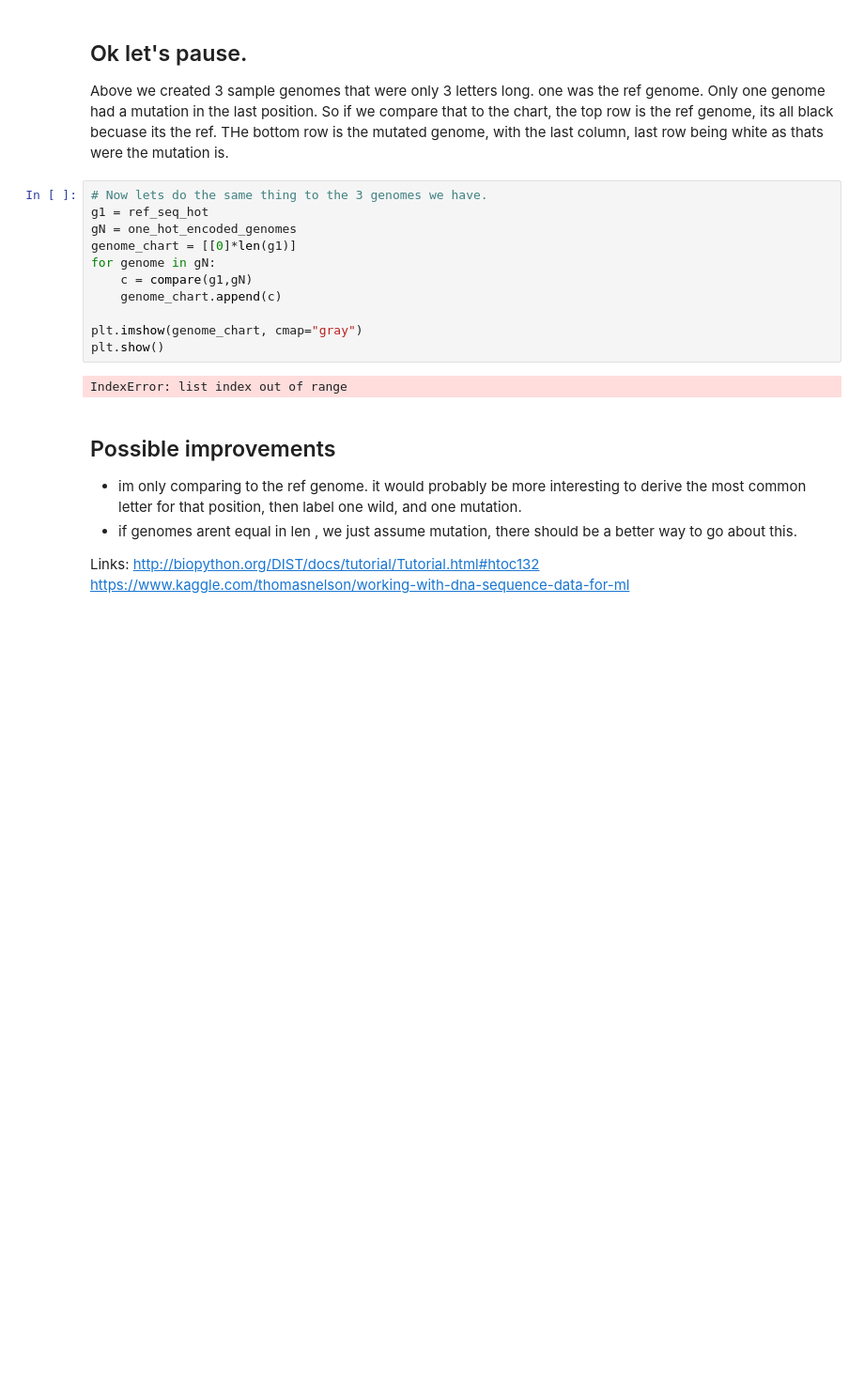
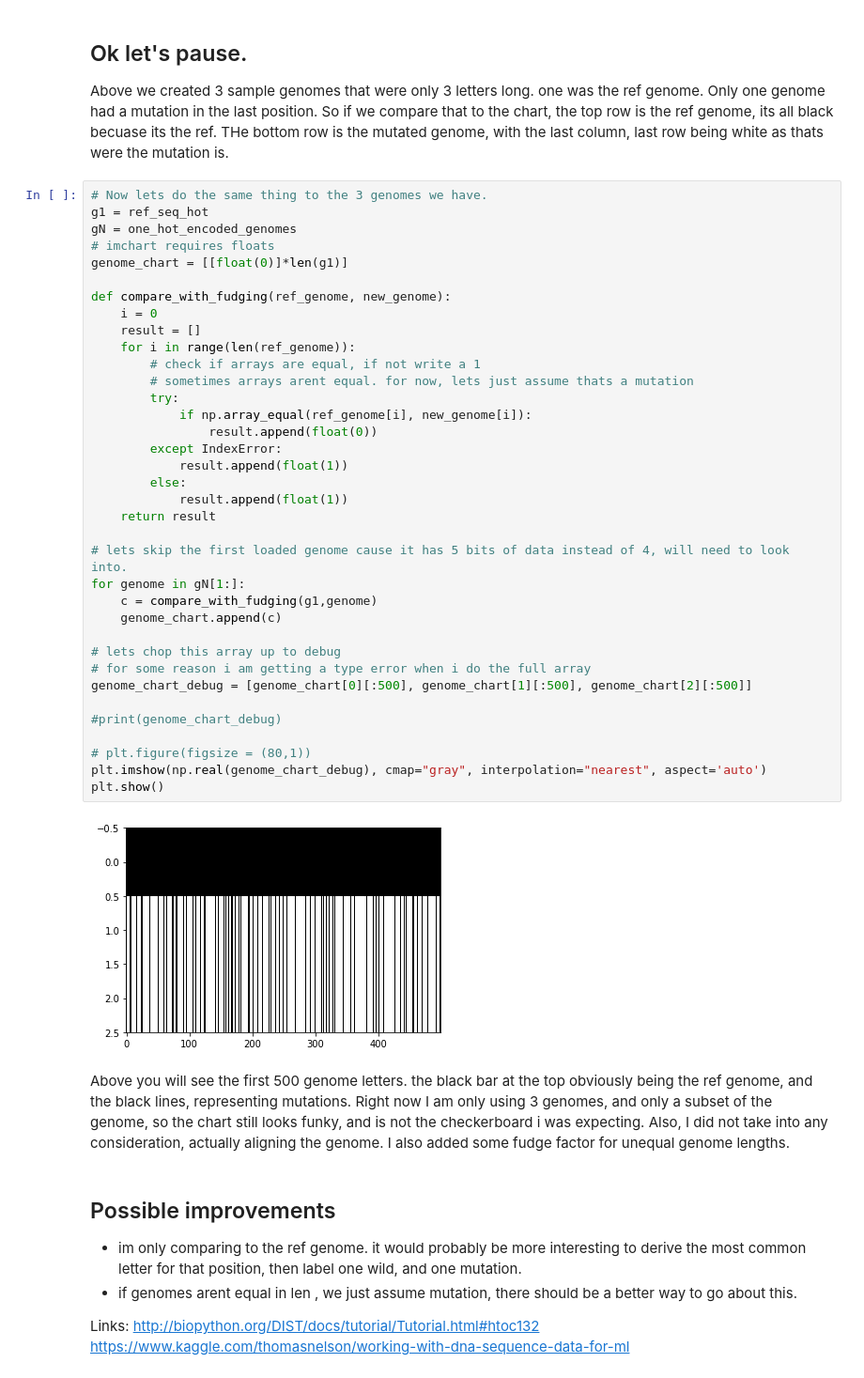
Before and after one commit to dddiaz/corona, a Jupyter notebook: notebook.ipynb, the cells around one changed output. Shown at 94% size. Cells and saved outputs as stored; diff of their text form; blank space fills up the shorter version.

Commit message:
first attempt at plotting mutations

```diff
--- a/notebook.ipynb
+++ b/notebook.ipynb
@@ -300,19 +300,48 @@ Above we created 3 sample genomes that were only 3 letters long. one was the ref
 Only one genome had a mutation in the last position.
 So if we compare that to the chart, the top row is the ref genome, its all black becuase its the ref.
 THe bottom row is the mutated genome, with the last column, last row being white as thats were the mutation is.
-# %%
-# Now lets do the same thing to the 3 genomes we have.
-g1 = ref_seq_hot
-gN = one_hot_encoded_genomes
-genome_chart = [[0]*len(g1)]
-for genome in gN:
-    c = compare(g1,gN)
-    genome_chart.append(c)
-
-plt.imshow(genome_chart, cmap="gray")
-plt.show()
-# %% [output]
-IndexError: list index out of range
+# %%
+# Now lets do the same thing to the 3 genomes we have.
+g1 = ref_seq_hot
+gN = one_hot_encoded_genomes
+# imchart requires floats
+genome_chart = [[float(0)]*len(g1)]
+
+def compare_with_fudging(ref_genome, new_genome):
+    i = 0
+    result = []
+    for i in range(len(ref_genome)):
+        # check if arrays are equal, if not write a 1
+        # sometimes arrays arent equal. for now, lets just assume thats a mutation
+        try:
+            if np.array_equal(ref_genome[i], new_genome[i]):
+                result.append(float(0))
+        except IndexError:
+            result.append(float(1))
+        else:
+            result.append(float(1))
+    return result
+
+# lets skip the first loaded genome cause it has 5 bits of data instead of 4, will need to look into.
+for genome in gN[1:]:
+    c = compare_with_fudging(g1,genome)
+    genome_chart.append(c)
+
+# lets chop this array up to debug
+# for some reason i am getting a type error when i do the full array
+genome_chart_debug = [genome_chart[0][:500], genome_chart[1][:500], genome_chart[2][:500]]
+
+#print(genome_chart_debug)
+
+# plt.figure(figsize = (80,1))
+plt.imshow(np.real(genome_chart_debug), cmap="gray", interpolation="nearest", aspect='auto')
+plt.show()
+# %% [output]
+[figure, added]
+# %% [markdown]
+Above you will see the first 500 genome letters. the black bar at the top obviously being the ref genome, and the black lines, representing mutations.
+Right now I am only using 3 genomes, and only a subset of the genome, so the chart still looks funky, and is not the checkerboard i was expecting.
+Also, I did not take into any consideration, actually aligning the genome. I also added some fudge factor for unequal genome lengths.
 # %% [markdown]
 ## Possible improvements
 - im only comparing to the ref genome. it would probably be more interesting to derive the most common letter for that position, then label one wild, and one mutation.
```
